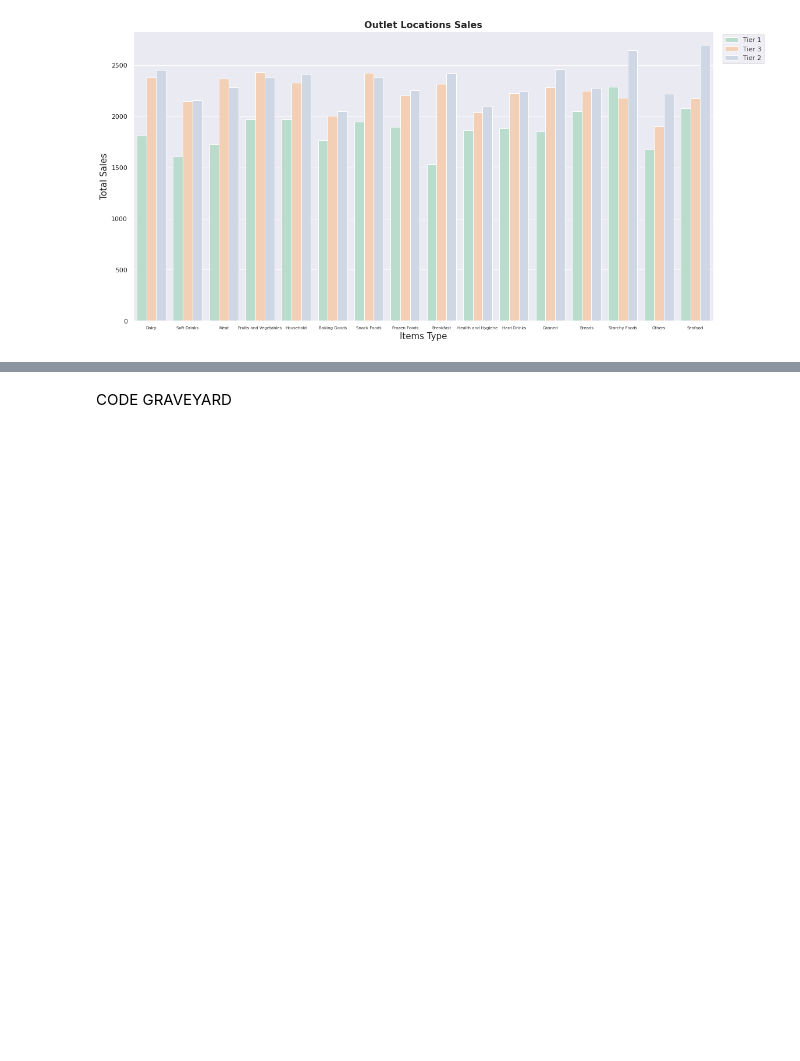
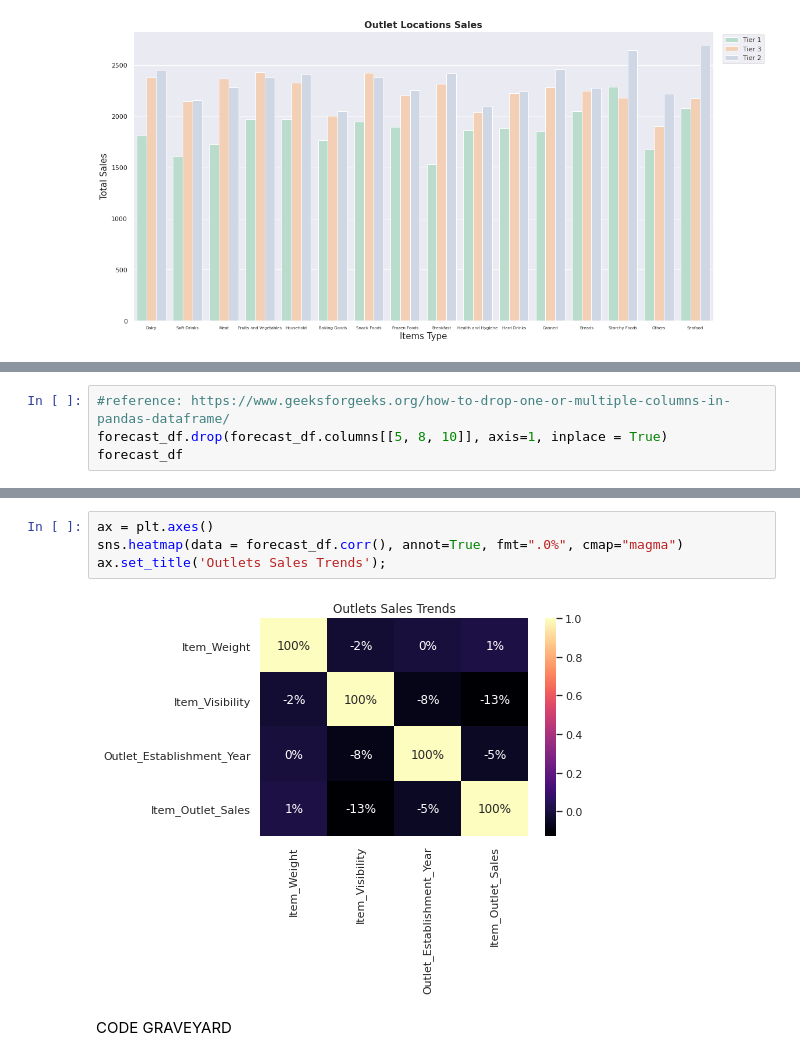
Before and after one commit to GENNYB7/FoodSale_Forecast, a Jupyter notebook: Forecast_FoodSale.ipynb, the cells around one changed output, grey strips where cells are left out. Drawn from its saved outputs; the diff is of its cells as text; blank space fills up the shorter version.

```diff
--- a/Forecast_FoodSale.ipynb
+++ b/Forecast_FoodSale.ipynb
@@ -386,0 +430,4 @@ plt.show()
+# %%
+#reference: https://www.geeksforgeeks.org/how-to-drop-one-or-multiple-columns-in-pandas-dataframe/
+forecast_df.drop(forecast_df.columns[[5, 8, 10]], axis=1, inplace = True)
+forecast_df
@@ -387,3 +456,9 @@ plt.show()
+# %%
+ax = plt.axes()
+sns.heatmap(data = forecast_df.corr(), annot=True, fmt=".0%", cmap="magma")
+ax.set_title('Outlets Sales Trends');
+# %% [output]
+[figure, added]
 # %% [markdown]
 CODE GRAVEYARD
 # %%
```
Also changed, not shown: parts of 10 cells of this notebook.
